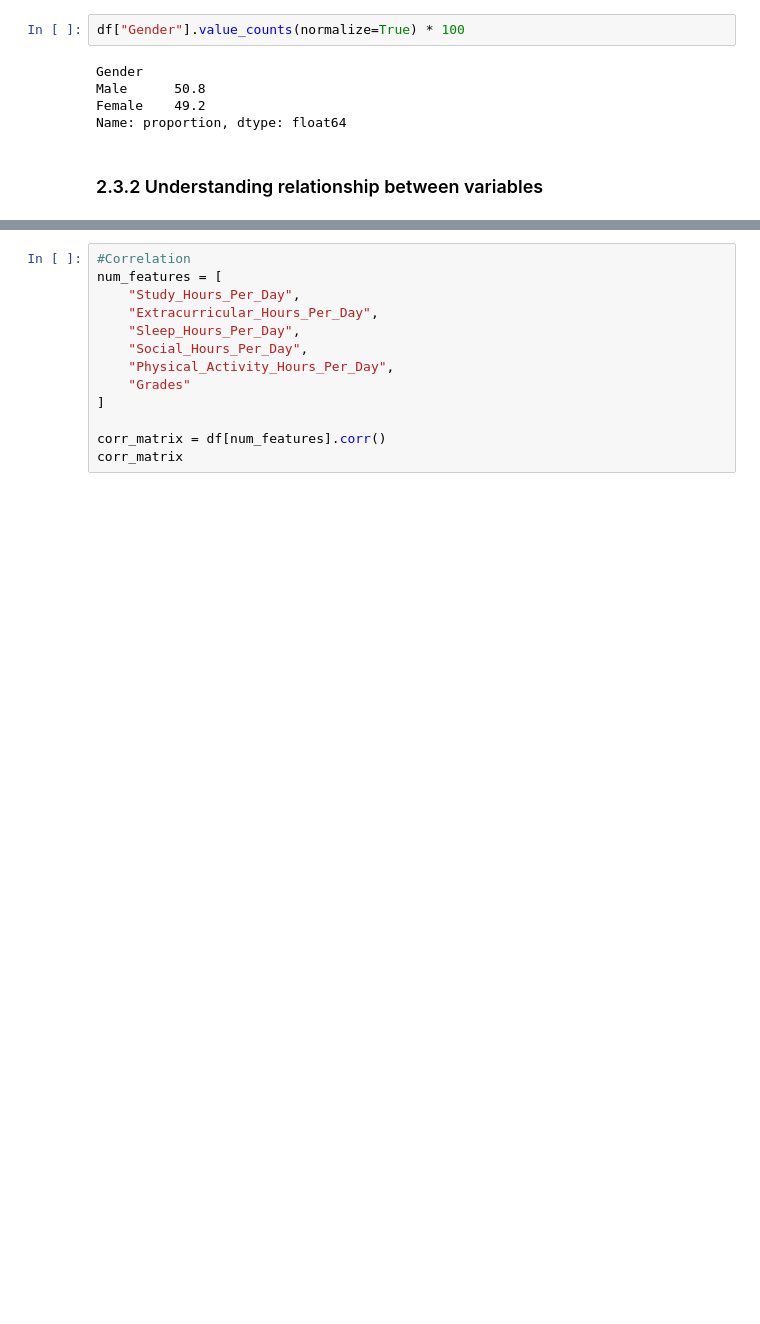
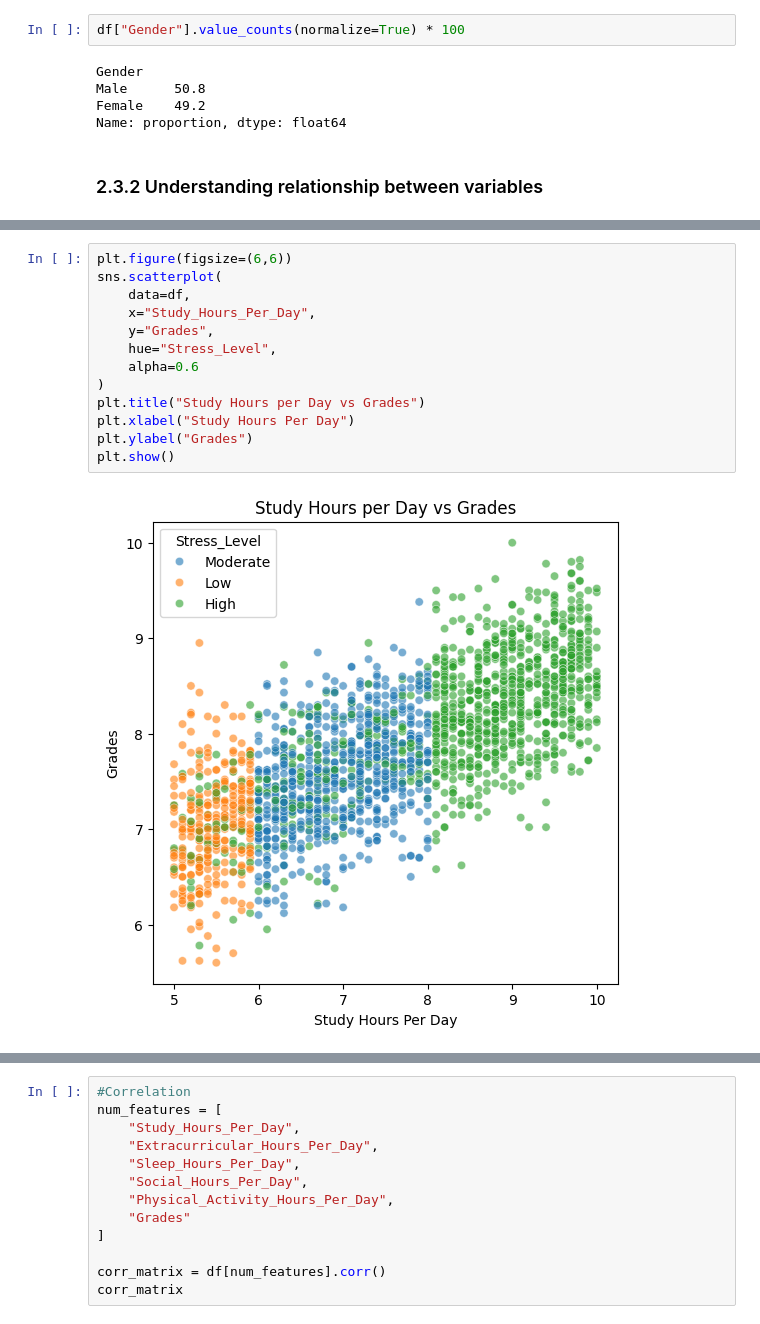
Before and after one commit to thiri-wah/mldp_project, a Jupyter notebook: MLDP Program Codes Submission Template (1).ipynb, the cells around one changed output, grey strips where cells are left out. Saved outputs shown, nothing was run; the diff lists cells and outputs as text; blank space fills up the shorter version.

```diff
--- a/MLDP Program Codes Submission Template (1).ipynb
+++ b/MLDP Program Codes Submission Template (1).ipynb
@@ -270,0 +332,15 @@ plt.show()
+# %%
+plt.figure(figsize=(6,6))
+sns.scatterplot(
+    data=df,
+    x="Study_Hours_Per_Day",
+    y="Grades",
+    hue="Stress_Level",
+    alpha=0.6
+)
+plt.title("Study Hours per Day vs Grades")
+plt.xlabel("Study Hours Per Day")
+plt.ylabel("Grades")
+plt.show()
+# %% [output]
+[figure, added]
```
Also changed, not shown: parts of 31 cells of this notebook.
